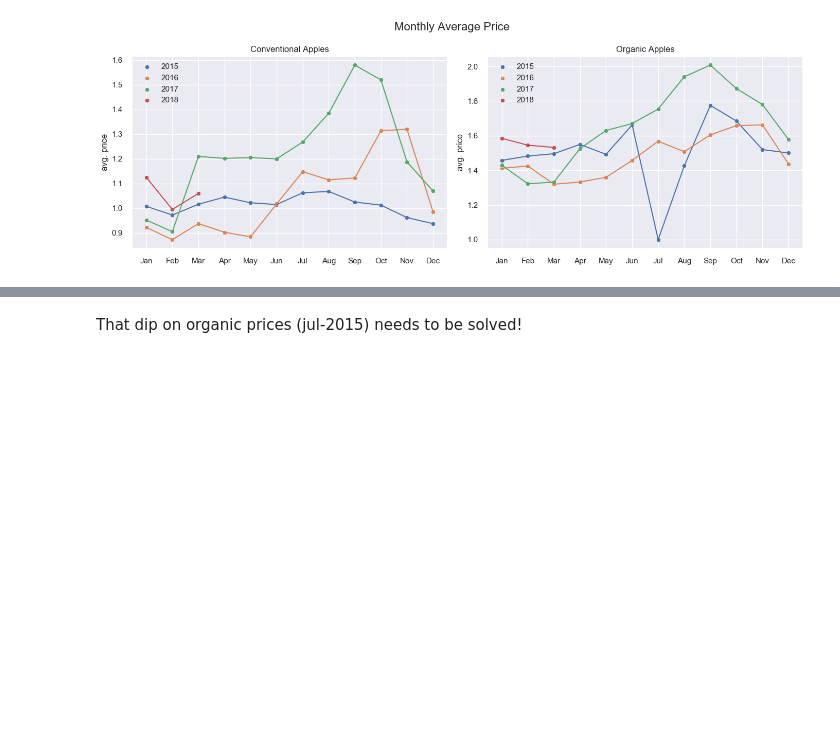
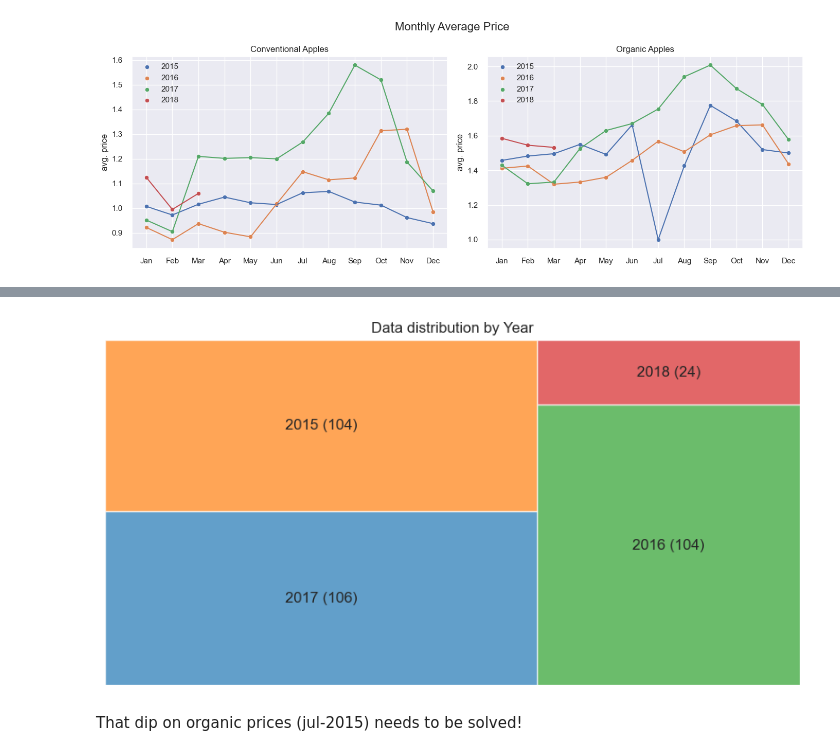
Before and after one commit to marcelomoraiscloser/apple_price, a Jupyter notebook: ApplePricePredictor.ipynb, the cells around one changed output, grey strips where cells are left out. Drawn from its saved outputs; the diff is of its cells as text; code cells hidden in the pictures; blank space fills up the shorter version.

```diff
--- a/ApplePricePredictor.ipynb
+++ b/ApplePricePredictor.ipynb
@@ -218,3 +270,23 @@ plt.tight_layout()
+# %%
+import squarify
+import matplotlib.pyplot as plt
+
+year_count = df["year"].value_counts()
+labels = [f"{year} ({count})" for year, count in zip(year_count.index, year_count.values)]
+
+# Especifique as cores que você deseja para cada caixa
+colors = ["#1f77b4", "#ff7f0e", "#2ca02c", "#d62728", "#9467bd", "#8c564b"]
+
+plt.figure(figsize=(10, 5))
+plt.title("Data distribution by Year")
+
+# Passe as cores personalizadas para a função squarify.plot
+squarify.plot(sizes=year_count.values, label=labels, alpha=0.7, color=colors)
+
+plt.axis('off')  # Remove os eixos
+plt.show()
+# %% [output]
+[figure, added]
 # %% [markdown]
 That dip on organic prices (jul-2015) needs to be solved!
 # %% [markdown]
```
Also changed, not shown: parts of 16 cells of this notebook.
